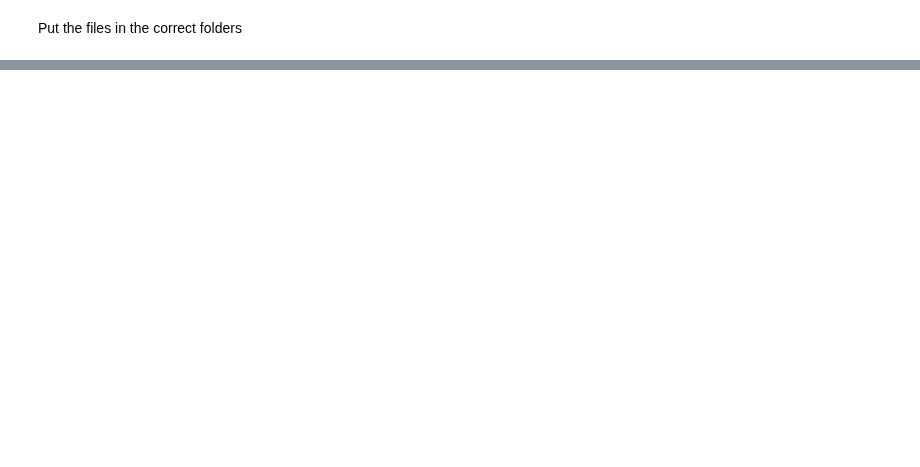
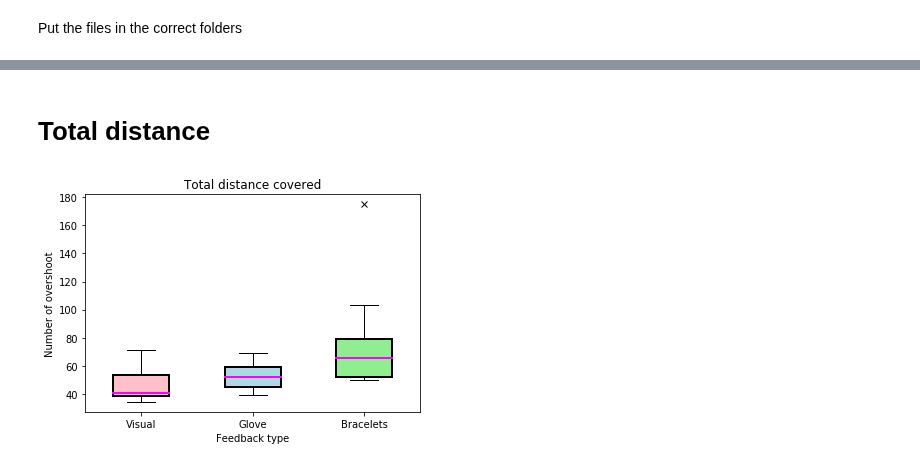
Before and after one commit to medioman22/Bidirectional_Interface, a Jupyter notebook: Hugo_data_analysis/data_analysis.ipynb, the cells around one changed output, grey strips where cells are left out. Saved outputs shown, nothing was run; the diff lists cells and outputs as text; code cells hidden in the pictures; blank space fills up the shorter version.

Commit message:
Distance covered in data analysis

```diff
--- a/Hugo_data_analysis/data_analysis.ipynb
+++ b/Hugo_data_analysis/data_analysis.ipynb
@@ -234,0 +220,2 @@ plot_all_sub_trajectories("position_x")
+# %% [markdown]
+# Total distance
@@ -235,3 +269,7 @@ plot_all_sub_trajectories("position_x")
+# %%
+plot_distance()
+# %% [output]
+[figure, added]
 # %%
 plot_all_boxplot_execution_time()
 # %% [output]
```
Also changed, not shown: parts of 18 cells of this notebook.
